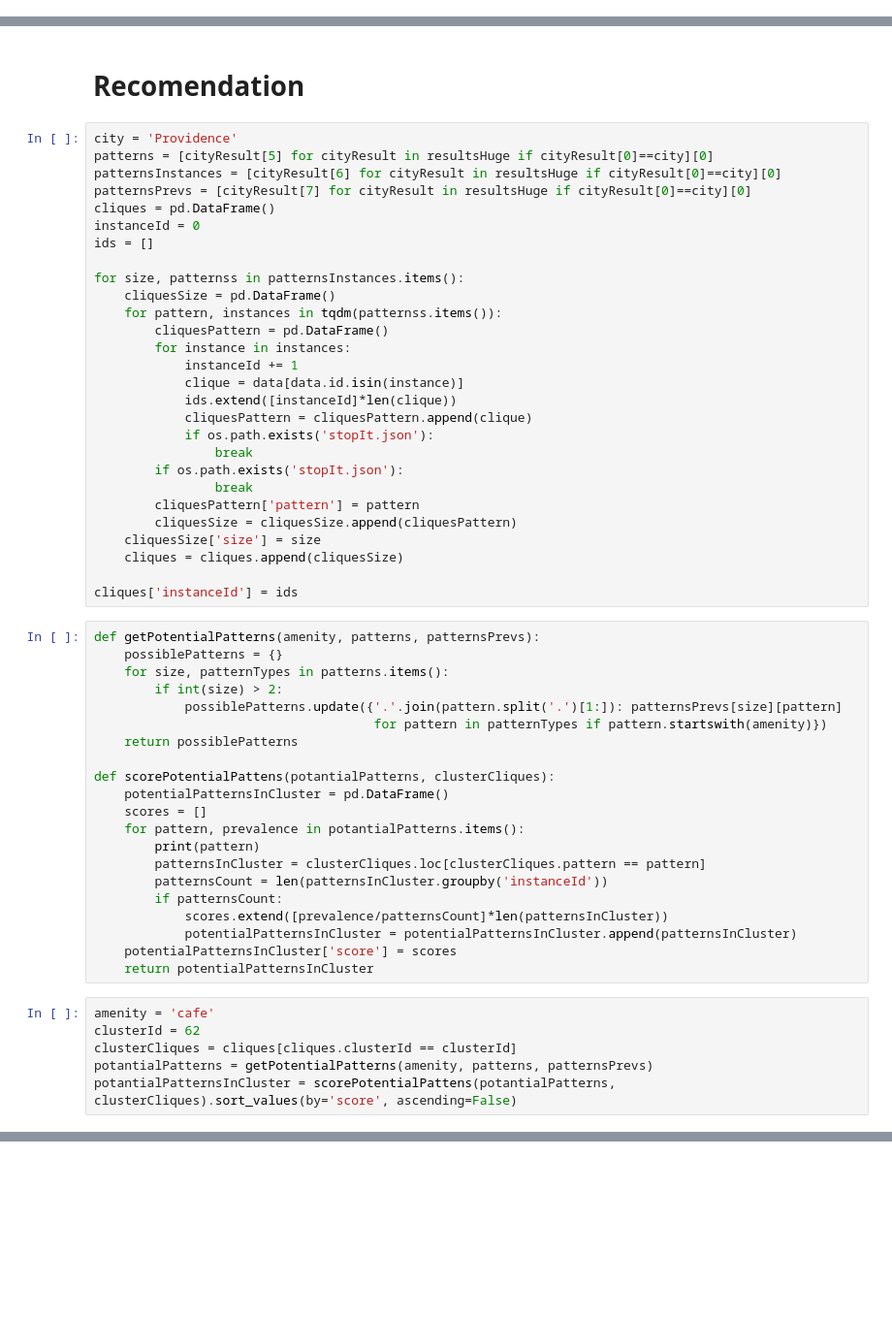
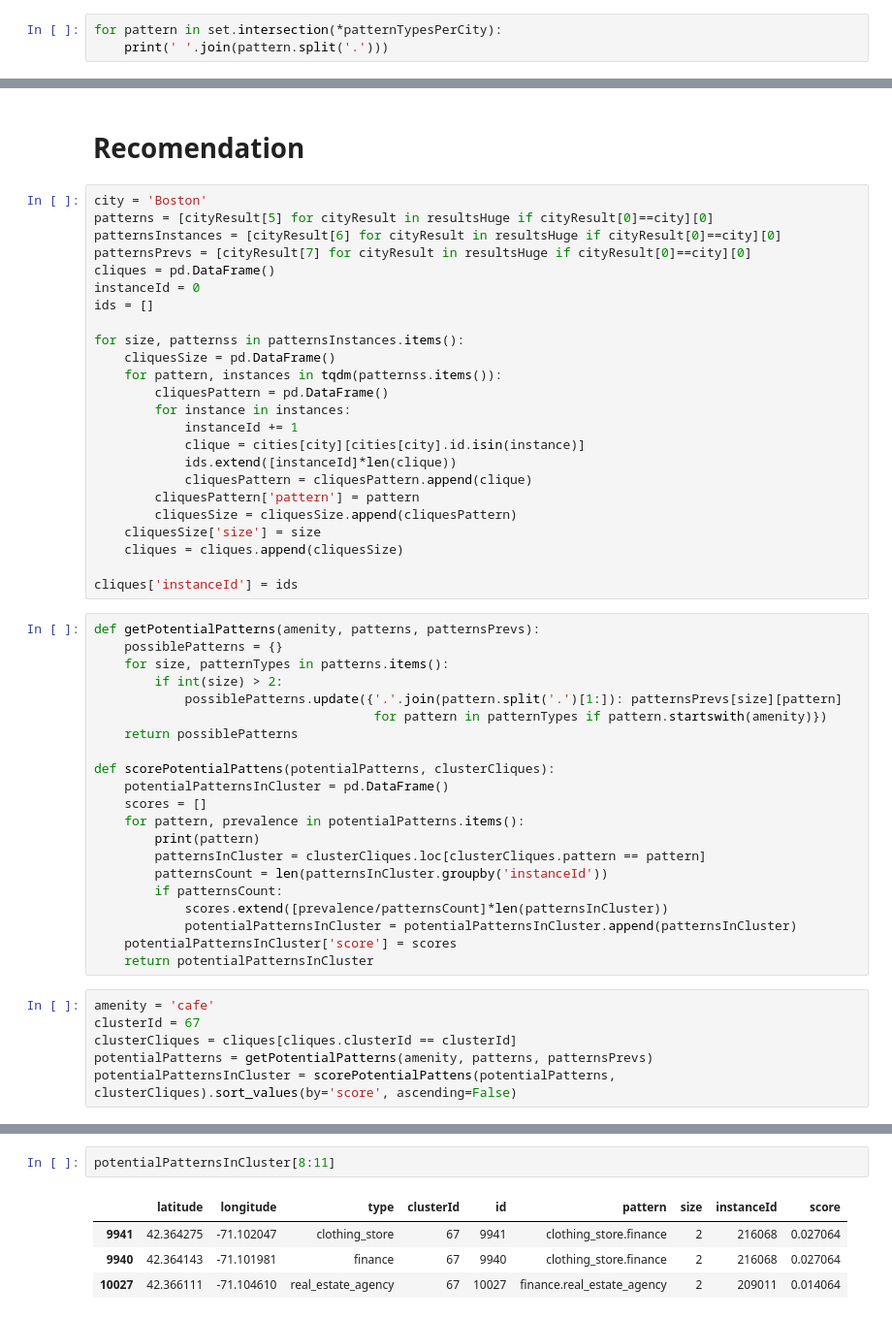
Before and after one commit to pfreiberger/CollocationMining, a Jupyter notebook: Pattern Mining 2.ipynb, the cells around one changed output, grey strips where cells are left out. Shown: that part at 97% size. Drawn from its saved outputs; the diff is of its cells as text; blank space fills up the shorter version.

```diff
--- a/Pattern Mining 2.ipynb
+++ b/Pattern Mining 2.ipynb
@@ -571,0 +703,3 @@ set.intersection(*patternTypesPerCity)
+# %%
+for pattern in set.intersection(*patternTypesPerCity):
+    print(' '.join(pattern.split('.')))
@@ -572,7 +724,7 @@ set.intersection(*patternTypesPerCity)
 # %% [markdown]
 # Recomendation
 # %%
-city = 'Providence'
+city = 'Boston'
 patterns = [cityResult[5] for cityResult in resultsHuge if cityResult[0]==city][0]
 patternsInstances = [cityResult[6] for cityResult in resultsHuge if cityResult[0]==city][0]
 patternsPrevs = [cityResult[7] for cityResult in resultsHuge if cityResult[0]==city][0]
@@ -586,13 +738,9 @@ for size, patternss in patternsInstances.items():
         cliquesPattern = pd.DataFrame()
         for instance in instances:
             instanceId += 1
-            clique = data[data.id.isin(instance)]
+            clique = cities[city][cities[city].id.isin(instance)]
             ids.extend([instanceId]*len(clique))
             cliquesPattern = cliquesPattern.append(clique)
-            if os.path.exists('stopIt.json'):
-                break
-        if os.path.exists('stopIt.json'):
-                break
         cliquesPattern['pattern'] = pattern
         cliquesSize = cliquesSize.append(cliquesPattern)
     cliquesSize['size'] = size
@@ -608,10 +756,10 @@ def getPotentialPatterns(amenity, patterns, patternsPrevs):
                                      for pattern in patternTypes if pattern.startswith(amenity)})
     return possiblePatterns
 
-def scorePotentialPattens(potantialPatterns, clusterCliques):
+def scorePotentialPattens(potentialPatterns, clusterCliques):
     potentialPatternsInCluster = pd.DataFrame()
     scores = []
-    for pattern, prevalence in potantialPatterns.items():
+    for pattern, prevalence in potentialPatterns.items():
         print(pattern)
         patternsInCluster = clusterCliques.loc[clusterCliques.pattern == pattern]
         patternsCount = len(patternsInCluster.groupby('instanceId'))
@@ -622,8 +770,8 @@ def scorePotentialPattens(potantialPatterns, clusterCliques):
     return potentialPatternsInCluster
 # %%
 amenity = 'cafe'
-clusterId = 62
+clusterId = 67
 clusterCliques = cliques[cliques.clusterId == clusterId]
-potantialPatterns = getPotentialPatterns(amenity, patterns, patternsPrevs)
-potantialPatternsInCluster = scorePotentialPattens(potantialPatterns, clusterCliques).sort_values(by='score', ascending=False)
+potentialPatterns = getPotentialPatterns(amenity, patterns, patternsPrevs)
+potentialPatternsInCluster = scorePotentialPattens(potentialPatterns, clusterCliques).sort_values(by='score', ascending=False)
 # %% [output]
@@ -638,0 +832,7 @@ finance.lawyer
+# %%
+potentialPatternsInCluster[8:11]
+# %% [output]
+|  | latitude | longitude | type | clusterId | id | pattern | size | instanceId | score |
+| 9941 | 42.364275 | -71.102047 | clothing_store | 67 | 9941 | clothing_store.finance | 2 | 216068 | 0.027064 |
+| 9940 | 42.364143 | -71.101981 | finance | 67 | 9940 | clothing_store.finance | 2 | 216068 | 0.027064 |
+| 10027 | 42.366111 | -71.104610 | real_estate_agency | 67 | 10027 | finance.real_estate_agency | 2 | 209011 | 0.014064 |
```
Also changed, not shown: parts of 41 cells of this notebook.
